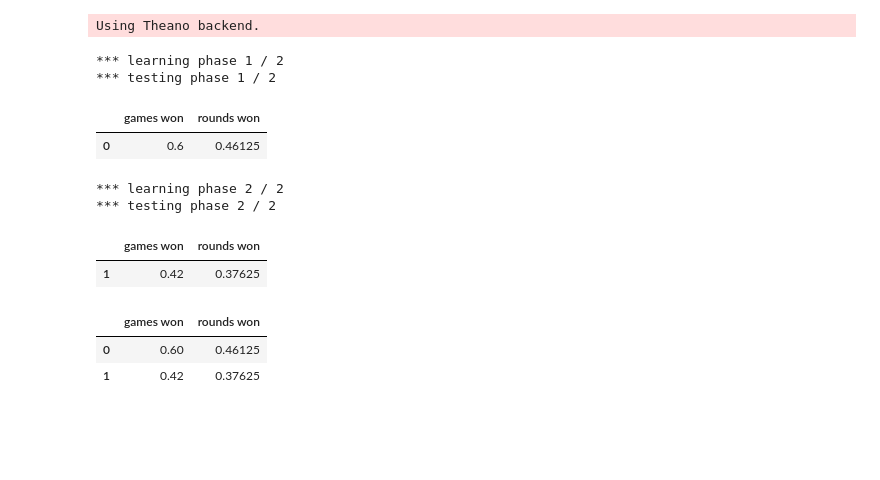
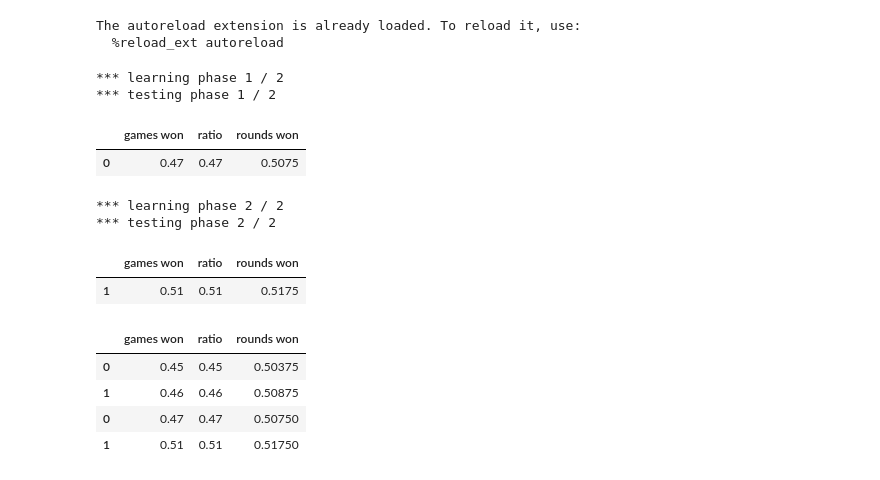
Before and after one commit to pajai/JassBot-Reinforcement-Learning, a Jupyter notebook: Reinforcement Learning - Jass.ipynb, the cells around one changed output. Saved outputs shown, nothing was run; the diff lists cells and outputs as text; code cells hidden in the pictures; blank space fills up the shorter version.

```diff
--- a/Reinforcement Learning - Jass.ipynb
+++ b/Reinforcement Learning - Jass.ipynb
@@ -12,8 +12,14 @@ from jassbot.GameLogic import *
 from jassbot.GameStrategy import *
 
 create_logger()
+
+model = create_model()
+stats = pd.DataFrame({'rounds won':[], 'games won':[]})
+
+%matplotlib inline
 # %% [output]
-Using Theano backend.
+The autoreload extension is already loaded. To reload it, use:
+  %reload_ext autoreload
 # %%
 state = init()
 new_game(state)
@@ -31,14 +37,13 @@ print_state(state)
 # %%
 state = init()
 epsilon = 1
-epochs = 1000
-model = create_model()
+epochs = 100
+
 test_runs = 100
 
 simulations = 2
 logger = get_logger()
 
-stats = pd.DataFrame({'rounds won':[], 'games won':[]})
 for s in range(simulations):
 
     temp_memory = []
@@ -82,39 +87,45 @@ for s in range(simulations):
                       choose_for_test(state,possible_cards,model,temp_memory,epsilon))
 
             if result is not None:
                 team = result['team']
                 is_final = result['final']
 
                 if is_final:
-                    df = pd.DataFrame({'game won':[1 if team == 0 else 0]}, index=[game_wins_idx])
+                    ratio = result['ratio']
+                    df = pd.DataFrame({'game won':[1 if team == 0 else 0], 'ratio': [ratio]}, index=[game_wins_idx])
                     game_wins = game_wins.append(df)
                     game_wins_idx += 1
                 else:
                     df = pd.DataFrame({'round won':[1 if team == 0 else 0]}, index=[round_wins_idx])
                     round_wins = round_wins.append(df)
                     round_wins_idx += 1
 
 
     games_won = 1.0 * len(game_wins[game_wins['game won'] == 1]) / test_runs
+    ratio = game_wins['ratio'].mean()
+
     # we have 8 rounds, excepted the final one that we don't count here
     rounds_won = 1.0 * len(round_wins[round_wins['round won'] == 1]) / (test_runs * 8)
-    df = pd.DataFrame({'rounds won':[rounds_won], 'games won':[games_won]},index=[s])
+
+    df = pd.DataFrame({'rounds won':[rounds_won], 'games won':[games_won], 'ratio':[ratio]},index=[s])
     dp.display(df)
     stats = stats.append(df)
 
     if epsilon > 0.1:
         epsilon -= (1/simulations)
 
 stats
 # %% [output]
 *** learning phase 1 / 2
 *** testing phase 1 / 2
-|  | games won | rounds won |
-| 0 | 0.6 | 0.46125 |
+|  | games won | ratio | rounds won |
+| 0 | 0.47 | 0.47 | 0.5075 |
 *** learning phase 2 / 2
 *** testing phase 2 / 2
-|  | games won | rounds won |
-| 1 | 0.42 | 0.37625 |
+|  | games won | ratio | rounds won |
+| 1 | 0.51 | 0.51 | 0.5175 |
-|  | games won | rounds won |
-| 0 | 0.60 | 0.46125 |
-| 1 | 0.42 | 0.37625 |
+|  | games won | ratio | rounds won |
+| 0 | 0.45 | 0.45 | 0.50375 |
+| 1 | 0.46 | 0.46 | 0.50875 |
+| 0 | 0.47 | 0.47 | 0.50750 |
+| 1 | 0.51 | 0.51 | 0.51750 |
```
Also changed, not shown: parts of 2 cells of this notebook, 2 other files.
